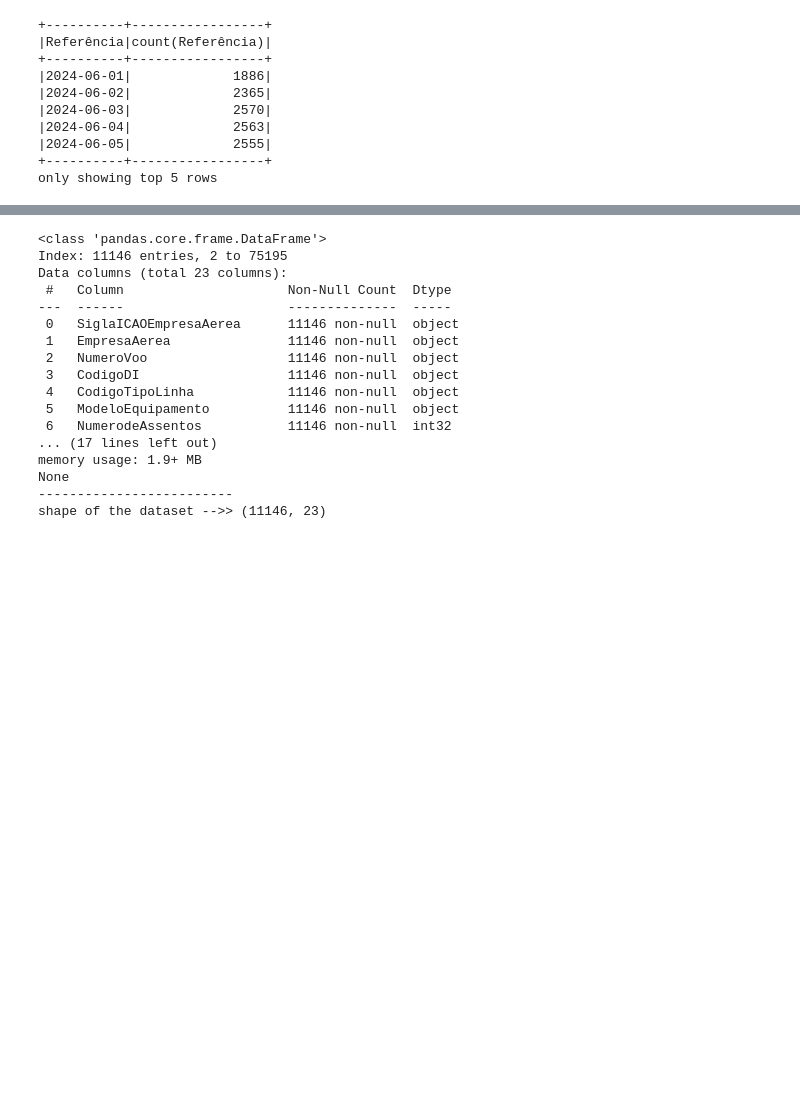
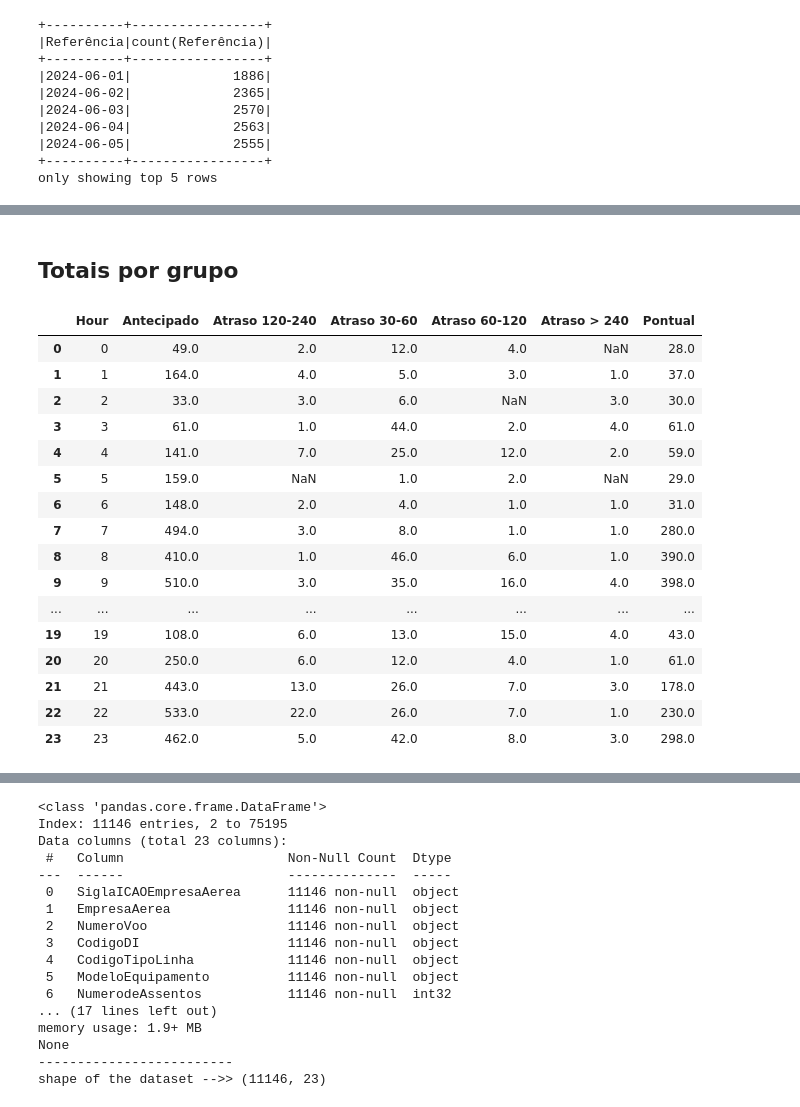
Before and after one commit to Erasnilson/Trat-dados-via-PySpark, a Jupyter notebook: Trat_dados_via_PySpark.ipynb, the cells around one changed output, grey strips where cells are left out. Cells and saved outputs as stored; diff of their text form; code cells hidden in the pictures; blank space fills up the shorter version.

```diff
--- a/Trat_dados_via_PySpark.ipynb
+++ b/Trat_dados_via_PySpark.ipynb
@@ -305,0 +363,29 @@ filtered_df = pd_df[(pd_df['SituacaoVoo'] == "REALIZADO") &
+# %% [markdown]
+## Totais por grupo
+# %%
+tot_voos = pd.crosstab(index=filtered_df['Hour'],
+                        columns=filtered_df['SituacaoChegada'],
+                        values=filtered_df['EmpresaAerea'],
+                        aggfunc='count')  # sum
+
+tot_voos.reset_index(drop=False, inplace=True)
+tot_voos.columns.name = None
+tot_voos
+# %% [output]
+|  | Hour | Antecipado | Atraso 120-240 | Atraso 30-60 | Atraso 60-120 | Atraso > 240 | Pontual |
+| 0 | 0 | 49.0 | 2.0 | 12.0 | 4.0 | NaN | 28.0 |
+| 1 | 1 | 164.0 | 4.0 | 5.0 | 3.0 | 1.0 | 37.0 |
+| 2 | 2 | 33.0 | 3.0 | 6.0 | NaN | 3.0 | 30.0 |
+| 3 | 3 | 61.0 | 1.0 | 44.0 | 2.0 | 4.0 | 61.0 |
+| 4 | 4 | 141.0 | 7.0 | 25.0 | 12.0 | 2.0 | 59.0 |
+| 5 | 5 | 159.0 | NaN | 1.0 | 2.0 | NaN | 29.0 |
+| 6 | 6 | 148.0 | 2.0 | 4.0 | 1.0 | 1.0 | 31.0 |
+| 7 | 7 | 494.0 | 3.0 | 8.0 | 1.0 | 1.0 | 280.0 |
+| 8 | 8 | 410.0 | 1.0 | 46.0 | 6.0 | 1.0 | 390.0 |
+| 9 | 9 | 510.0 | 3.0 | 35.0 | 16.0 | 4.0 | 398.0 |
+| ... | ... | ... | ... | ... | ... | ... | ... |
+| 19 | 19 | 108.0 | 6.0 | 13.0 | 15.0 | 4.0 | 43.0 |
+| 20 | 20 | 250.0 | 6.0 | 12.0 | 4.0 | 1.0 | 61.0 |
+| 21 | 21 | 443.0 | 13.0 | 26.0 | 7.0 | 3.0 | 178.0 |
+| 22 | 22 | 533.0 | 22.0 | 26.0 | 7.0 | 1.0 | 230.0 |
+| 23 | 23 | 462.0 | 5.0 | 42.0 | 8.0 | 3.0 | 298.0 |
```
Also changed, not shown: parts of 20 cells of this notebook.
